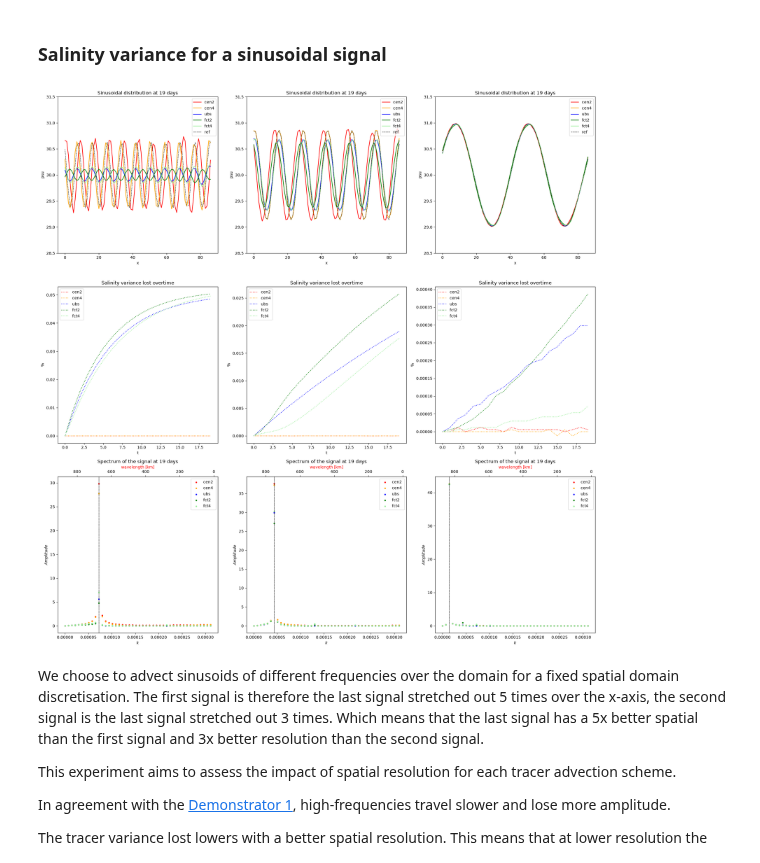
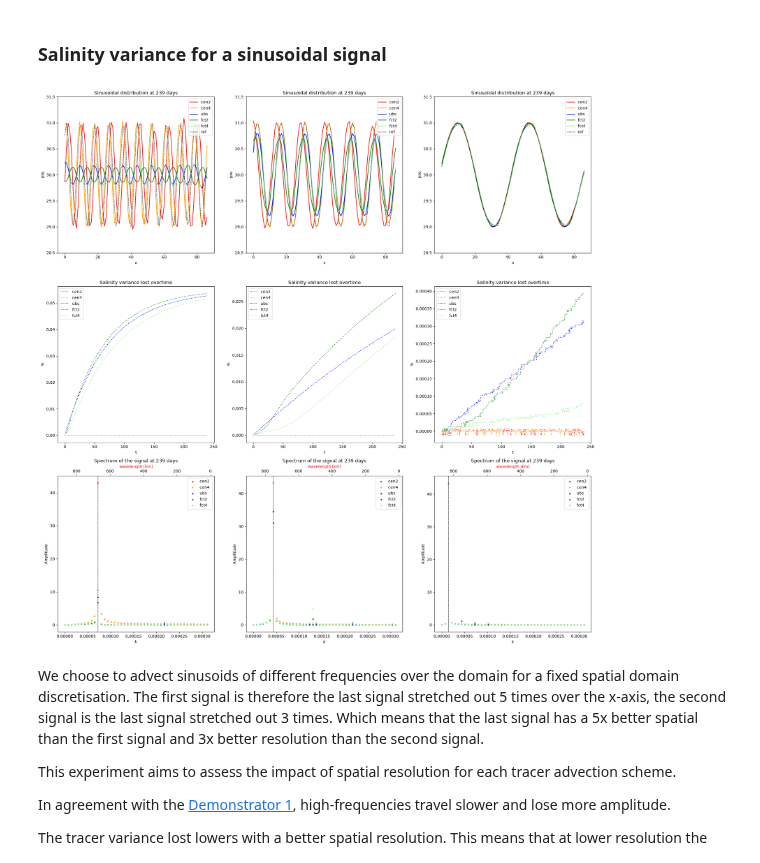
Before and after one commit to justinebuisson606/NEMO_Demonstrators, a Jupyter notebook: Demonstator 1-gauss.ipynb, the cells around one changed output. Cells and saved outputs as stored; diff of their text form; code cells hidden in the pictures.

```diff
--- a/Demonstator 1-gauss.ipynb
+++ b/Demonstator 1-gauss.ipynb
@@ -175,9 +57,8 @@ colors = {'cen2' : 'red', 'cen4' : 'orange', 'ubs' : 'blue', 'fct2' : 'green', '
 
 v= 0.5
 dx = 10000
-dt = 24*3600
-ref = []
-t = 19
+dt = 2*3600
+t = 239
 fig_salt2c, axes_salt2c = plt.subplots(3, len(w_list), figsize=(20,20))
 
 
@@ -192,35 +73,36 @@ for i, l in enumerate(w_list):
             axes_salt2c[1][i].set_title(f"Salinity variance lost overtime")
             axes_salt2c[1][i].set_xlabel('t'),
             axes_salt2c[1][i].set_ylabel('%')
             sin = dataset['soce'].isel(time_counter=t, y_grid_T = 50, deptht=0)
             x = np.arange(sin.shape[0])
             axes_salt2c[0][i].plot(x, sin, color = colors[scheme], label = scheme)
             F = np.fft.rfft(sin - sin.mean())
             k = 2*np.pi*np.fft.rfftfreq(sin.shape[0], dx)
             axes_salt2c[2][i].scatter(k, np.abs(F), s=8, color = colors[scheme], label=f'{scheme} ')
             axes_salt2c[2][i].axvline(l*2*2*np.pi/870000, color='k', ls='--', lw=0.6)
             axes_salt2c[2][i].set_xlabel(r'$k$')
             axes_salt2c[2][i].set_ylabel(r'$Amplitude$')
             axes_salt2c[2][i].set_title(f'Spectrum of the signal at {t} days')
             axes_salt2c[2][i].legend()
-        sin0 = dataset['soce'].isel(time_counter=0, y_grid_T = 50, deptht=0)
+        traadvOFF = xr.open_dataset(rep+'CANAL_sin_traadvOFF'+str(l)+'_all_grid.nc', decode_times=False)
+        sin0 = traadvOFF['soce'].isel(time_counter=0, y_grid_T = 50, deptht=0)
         ref = np.roll(sin0, shift=v*dt*(t)/dx)
         axes_salt2c[0][i].plot(x, ref, '--',  color ='k', label = 'ref', lw=0.8)
         axes_salt2c[0][i].set_title(f"Sinusoidal distribution at {t} days")
         axes_salt2c[0][i].set_ylim(28.5, 31.5)
         axes_salt2c[0][i].set_xlabel('x')
         axes_salt2c[0][i].set_ylabel('psu')
         axes_salt2c[0][i].legend()
         axes_salt2c[1][i].legend()
         axes_lambda = axes_salt2c[2][i].twiny()
         wavelength = 2*np.pi/k[1:]/1000
         axes_lambda.plot(wavelength, np.abs(F[1:]), alpha = 0)
         plt.gca().invert_xaxis()
         axes_lambda.set_xlabel('wavelength [km]', color='r')
 
 plt.tight_layout()
 # %% [output]
-[figure, old version]
+[figure, new version]
 # %% [markdown]
 We choose to advect sinusoids of different frequencies over the domain for a fixed spatial domain discretisation.
 The first signal is therefore the last signal stretched out 5 times over the x-axis, the second signal is the last signal stretched out 3 times. Which means that the last signal has a 5x better spatial than the first signal and 3x better resolution than the second signal.
```
Also changed, not shown: parts of 6 cells of this notebook, 5 other files.
